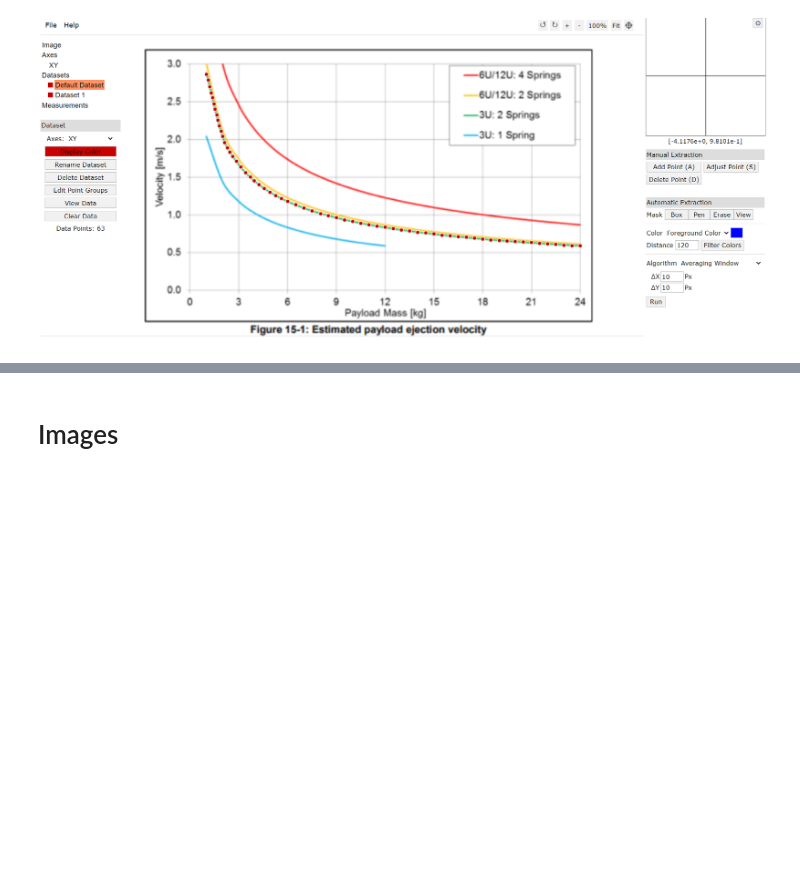
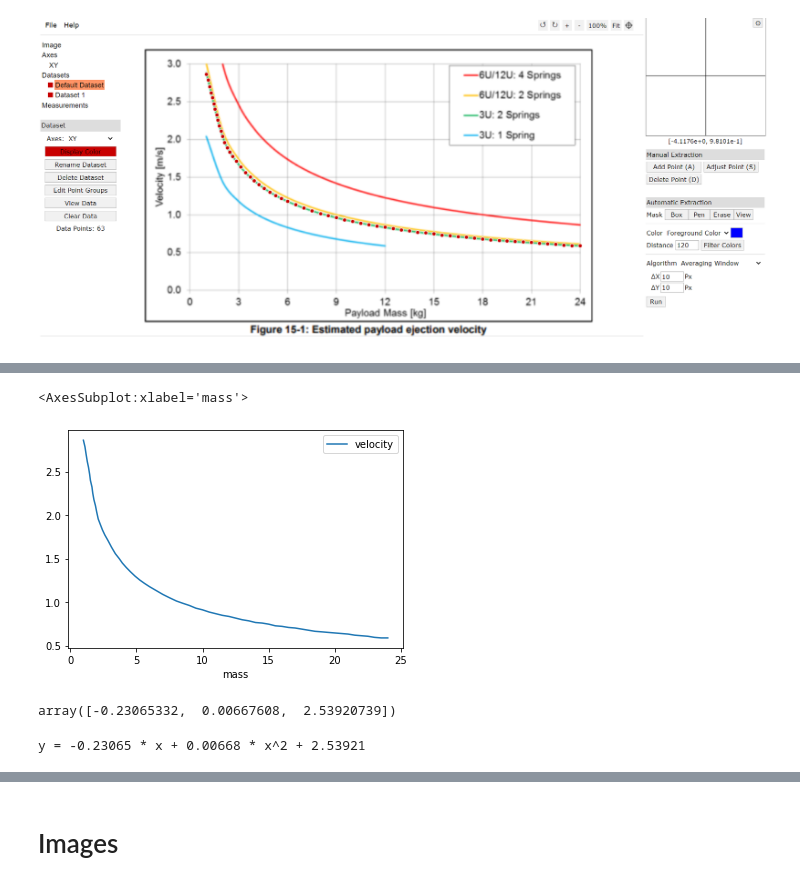
Before and after one commit to timholthuijsen/RocketLab, a Jupyter notebook: SpringDynamics/SpringDynamics.ipynb, the cells around one changed output, grey strips where cells are left out. Saved outputs shown, nothing was run; the diff lists cells and outputs as text; code cells hidden in the pictures; blank space fills up the shorter version.

```diff
--- a/SpringDynamics/SpringDynamics.ipynb
+++ b/SpringDynamics/SpringDynamics.ipynb
@@ -11,2 +27,2 @@ import pandas as pd
 # %%
-pd.read_csv('TwoSpringsData.csv',names = ['mass', 'velocity'])
+data = pd.read_csv('TwoSpringsData.csv',names = ['mass', 'velocity'])
@@ -28,0 +46,6 @@ pd.read_csv('TwoSpringsData.csv',names = ['mass', 'velocity'])
+# %%
+#and plot it to confirm it is the right shape (it is)
+data.plot('mass','velocity')
+# %% [output]
+<AxesSubplot:xlabel='mass'>
+[figure, added]
@@ -28,0 +65,10 @@ pd.read_csv('TwoSpringsData.csv',names = ['mass', 'velocity'])
+# %%
+popt
+# %% [output]
+array([-0.23065332,  0.00667608,  2.53920739])
+# %%
+# summarize the parameter values
+a, b, c = popt
+print('y = %.5f * x + %.5f * x^2 + %.5f' % (a, b, c))
+# %% [output]
+y = -0.23065 * x + 0.00668 * x^2 + 2.53921
```
Also changed, not shown: parts of 18 cells of this notebook, 2 other files.
